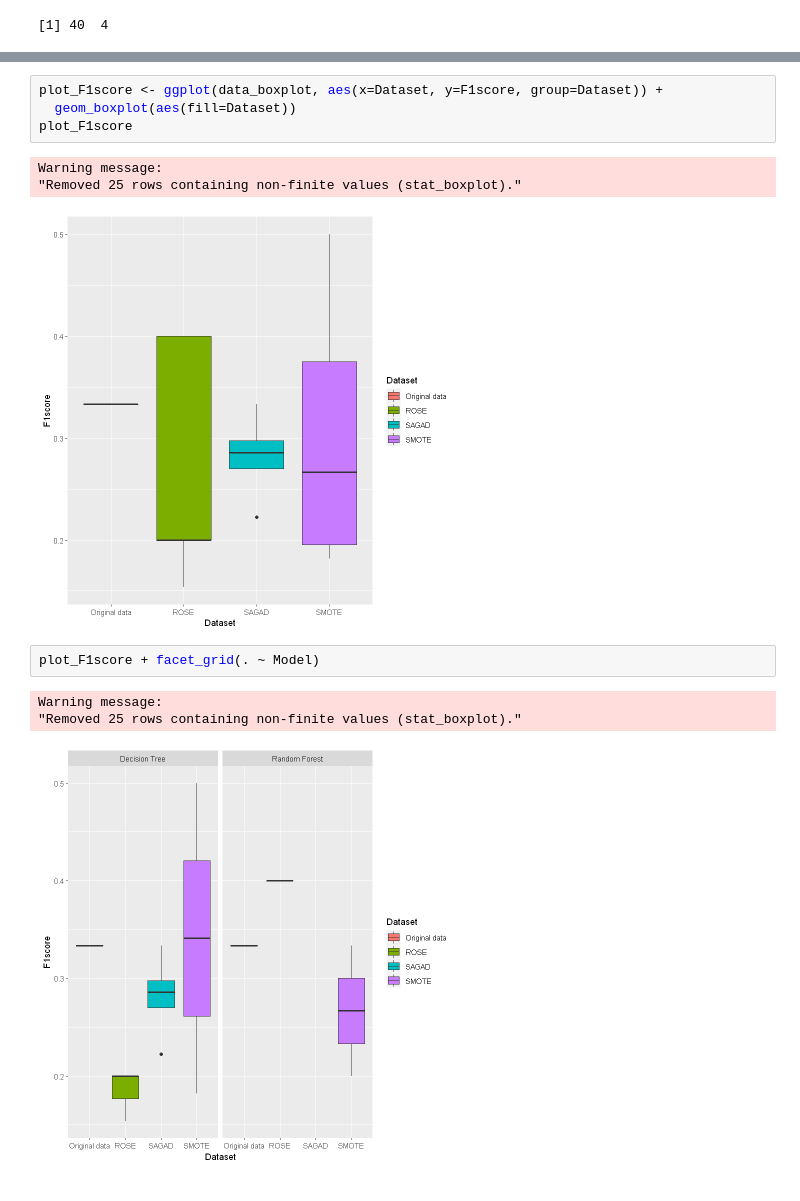
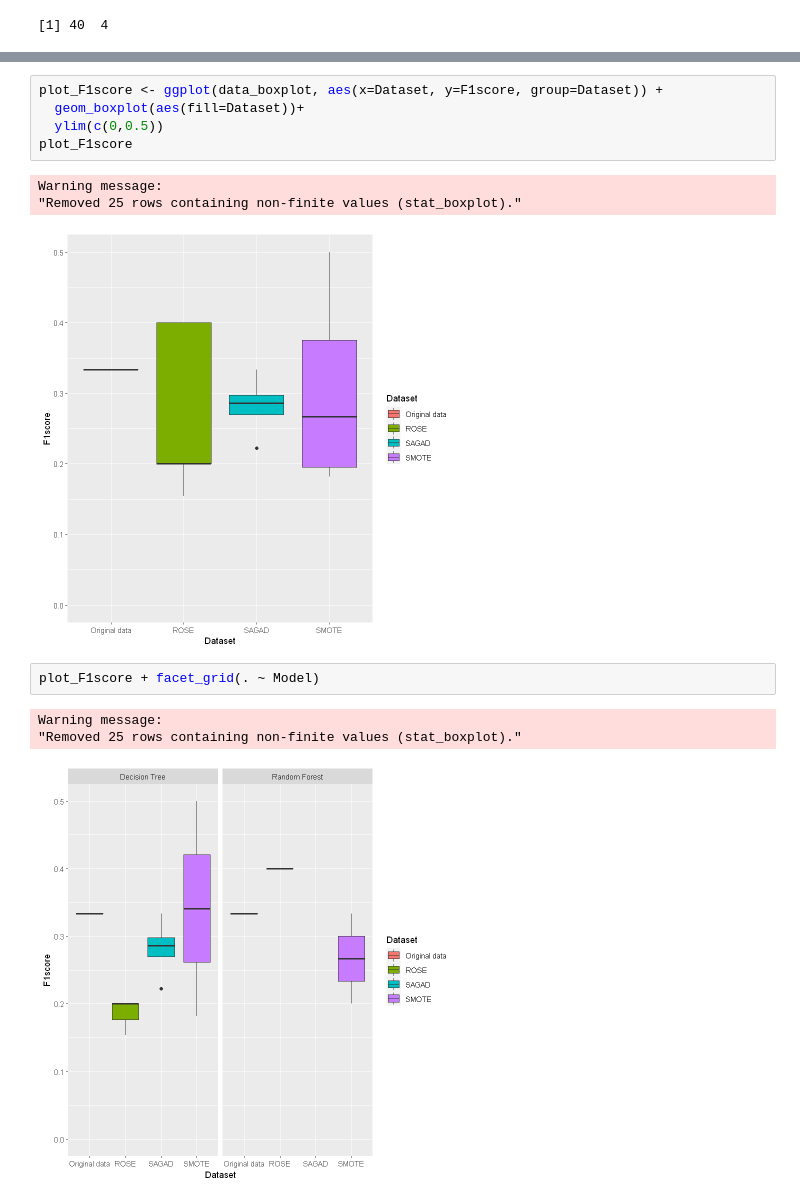
Before and after one commit to RenanBaltar/Analise-artigo-idosos, a Jupyter notebook: analise-artigo.ipynb, the cells around one changed output, grey strips where cells are left out. Drawn from its saved outputs; the diff is of its cells as text.

```diff
--- a/analise-artigo.ipynb
+++ b/analise-artigo.ipynb
@@ -2979,15 +2980,16 @@ plot_recall + facet_grid(. ~ Model)
 [figure]
 # %%
 plot_F1score <- ggplot(data_boxplot, aes(x=Dataset, y=F1score, group=Dataset)) +
-  geom_boxplot(aes(fill=Dataset))
+  geom_boxplot(aes(fill=Dataset))+
+  ylim(c(0,0.5))
 plot_F1score
 # %% [output]
 Warning message:
 "Removed 25 rows containing non-finite values (stat_boxplot)."
-[figure, old version]
+[figure, new version]
 # %%
 plot_F1score + facet_grid(. ~ Model)
 # %% [output]
 Warning message:
 "Removed 25 rows containing non-finite values (stat_boxplot)."
-[figure, old version]
+[figure, new version]
```
Also changed, not shown: parts of 1 cell of this notebook.
